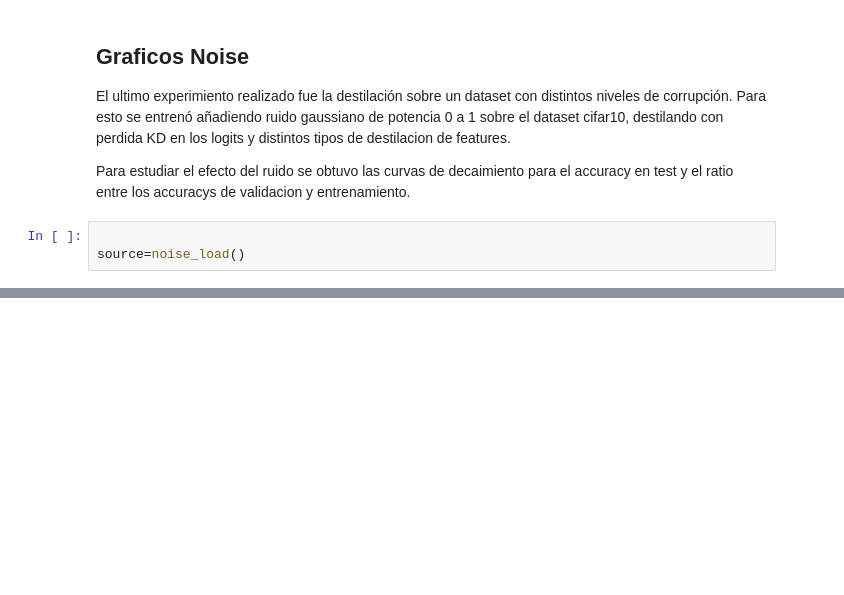
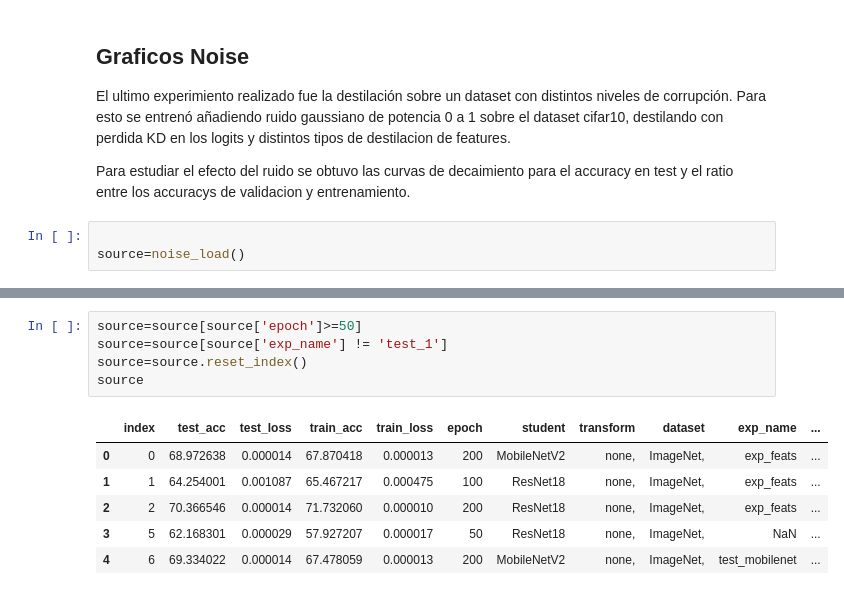
Before and after one commit to jpcosec/Memoria, a Jupyter notebook: vizFeat.ipynb, the cells around one changed output, grey strips where cells are left out. Saved outputs shown, nothing was run; the diff lists cells and outputs as text; blank space fills up the shorter version.

```diff
--- a/vizFeat.ipynb
+++ b/vizFeat.ipynb
@@ -980,0 +446,12 @@ g
+# %%
+source=source[source['epoch']>=50]
+source=source[source['exp_name'] != 'test_1']
+source=source.reset_index()
+source
+# %% [output]
+|  | index | test_acc | test_loss | train_acc | train_loss | epoch | student | transform | dataset | exp_name | ... |
+| 0 | 0 | 68.972638 | 0.000014 | 67.870418 | 0.000013 | 200 | MobileNetV2 | none, | ImageNet, | exp_feats | ... |
+| 1 | 1 | 64.254001 | 0.001087 | 65.467217 | 0.000475 | 100 | ResNet18 | none, | ImageNet, | exp_feats | ... |
+| 2 | 2 | 70.366546 | 0.000014 | 71.732060 | 0.000010 | 200 | ResNet18 | none, | ImageNet, | exp_feats | ... |
+| 3 | 5 | 62.168301 | 0.000029 | 57.927207 | 0.000017 | 50 | ResNet18 | none, | ImageNet, | NaN | ... |
+| 4 | 6 | 69.334022 | 0.000014 | 67.478059 | 0.000013 | 200 | MobileNetV2 | none, | ImageNet, | test_mobilenet | ... |
```
Also changed, not shown: parts of 28 cells of this notebook.
